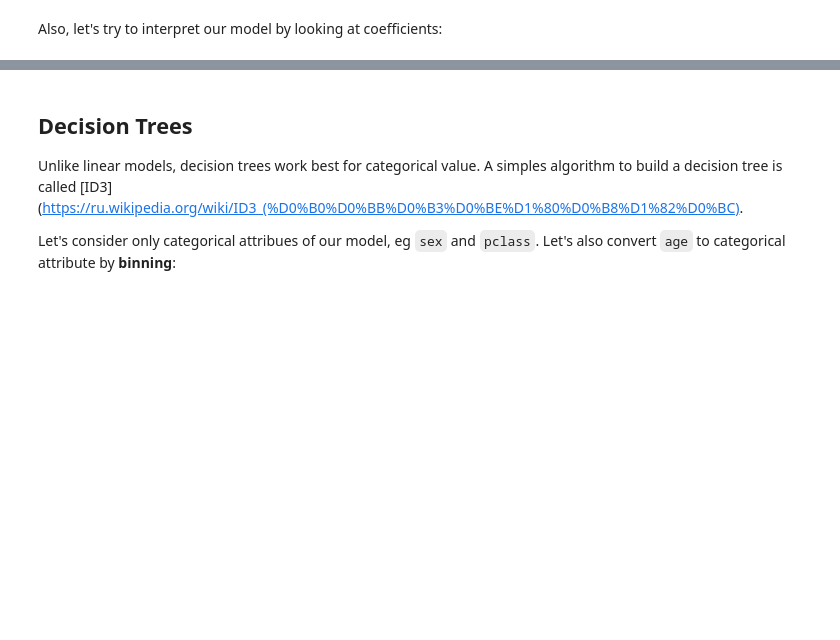
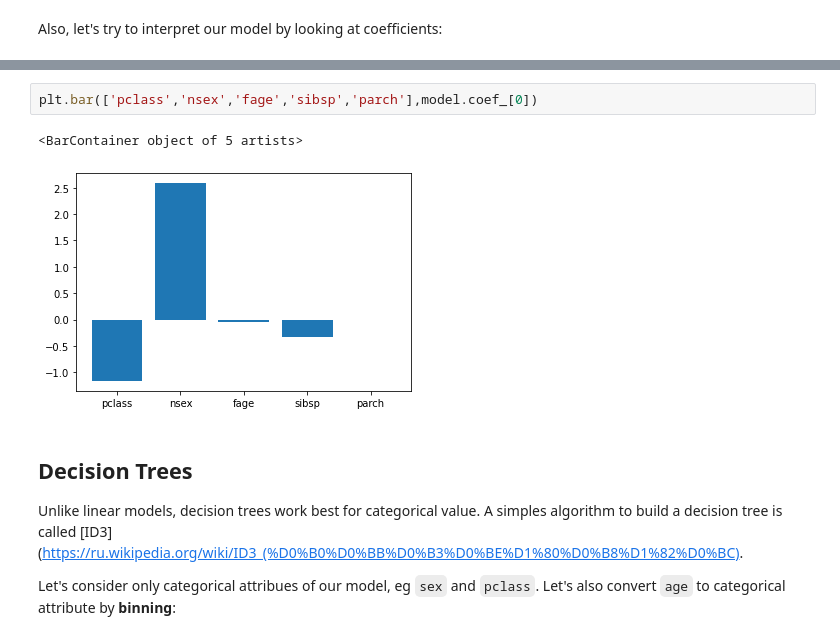
Before and after one commit to shwars/ai_course, a Jupyter notebook: en/2-ml/3-Classification.ipynb, the cells around one changed output, grey strips where cells are left out. Saved outputs shown, nothing was run; the diff lists cells and outputs as text; blank space fills up the shorter version.

```diff
--- a/en/2-ml/3-Classification.ipynb
+++ b/en/2-ml/3-Classification.ipynb
@@ -228,3 +350,8 @@ list(zip(['pclass','nsex','fage','sibsp','parch'],model.coef_[0]))
+# %%
+plt.bar(['pclass','nsex','fage','sibsp','parch'],model.coef_[0])
+# %% [output]
+<BarContainer object of 5 artists>
+[figure, added]
 # %% [markdown]
 ## Decision Trees
 
```
Also changed, not shown: parts of 25 cells of this notebook, 4 other files.
